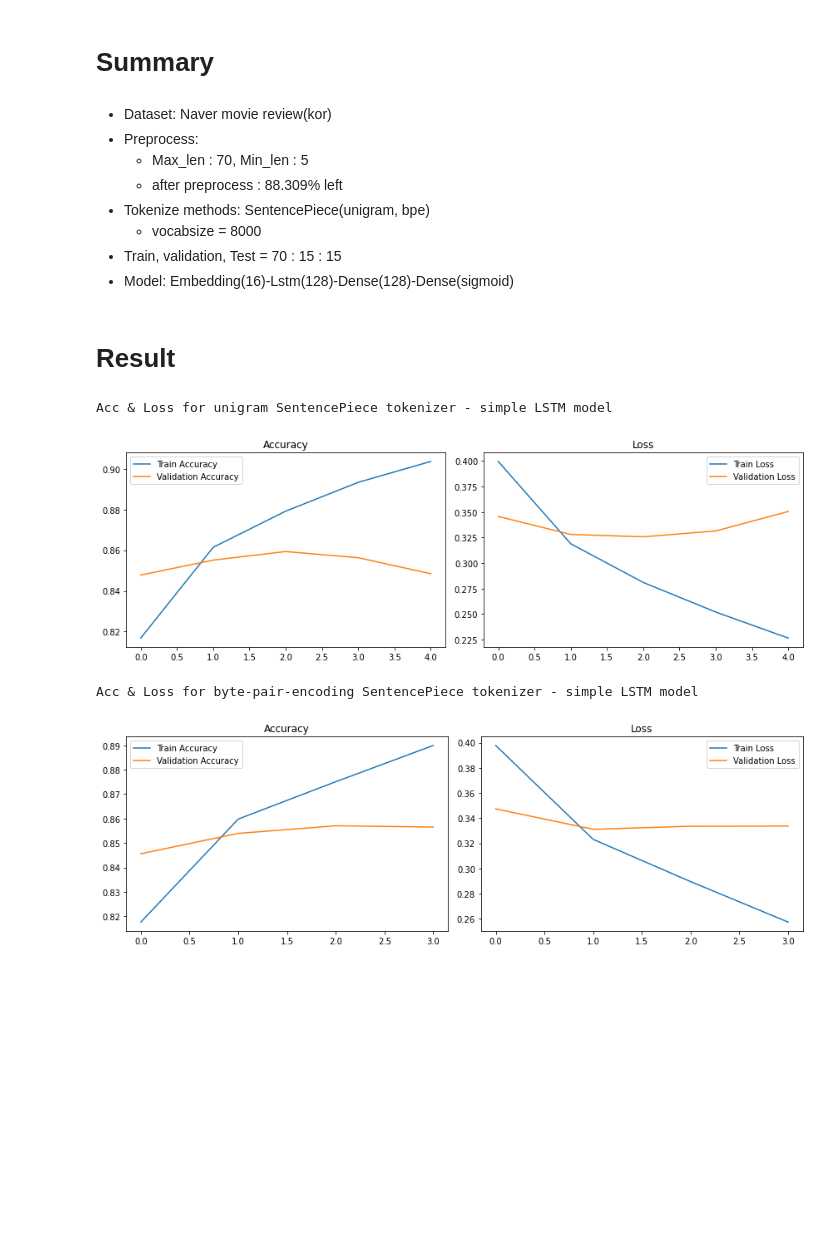
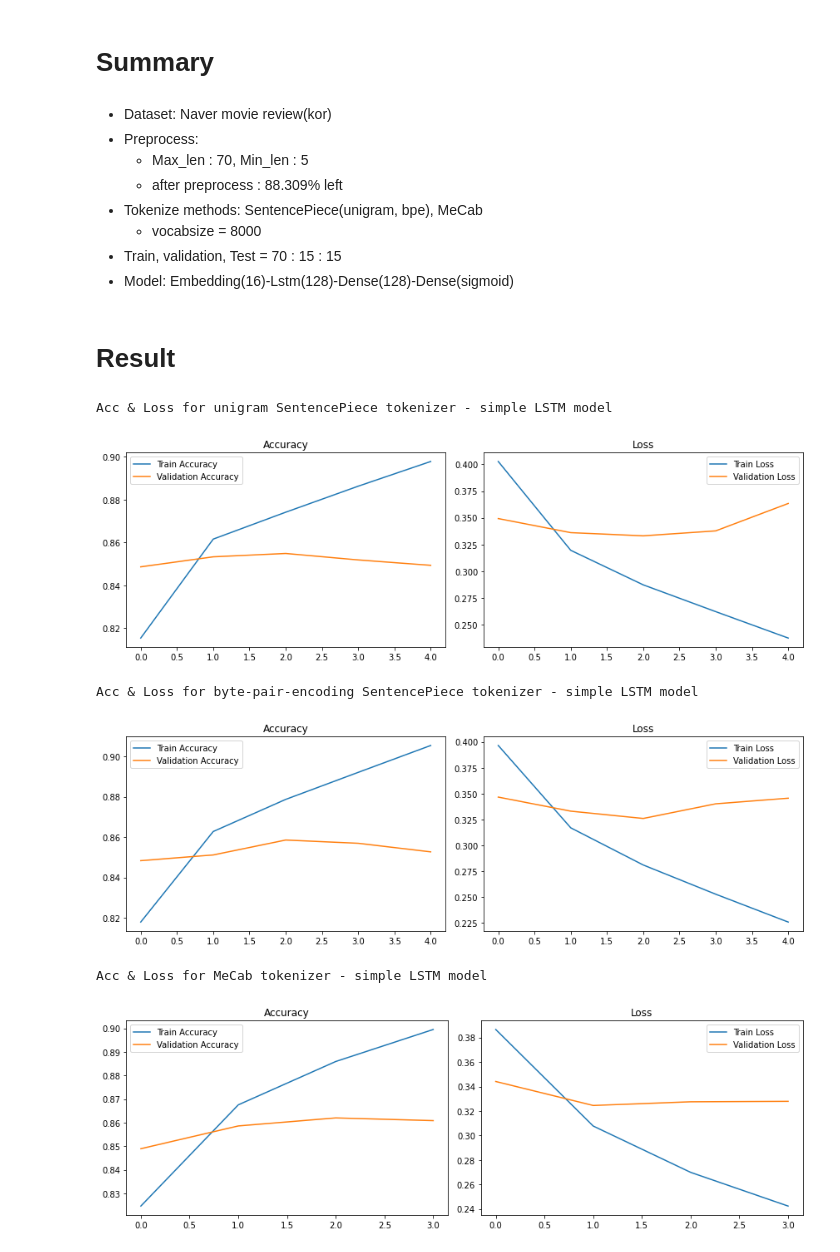
Before and after one commit to HwngInJn/aiffel_online_quest, a Jupyter notebook: GD_1/SentencePiece.ipynb, the cells around one changed output. Drawn from its saved outputs; the diff is of its cells as text; code cells hidden in the pictures; blank space fills up the shorter version.

```diff
--- a/GD_1/SentencePiece.ipynb
+++ b/GD_1/SentencePiece.ipynb
@@ -713,0 +758,2 @@ plotter.plot()
+# %%
+x_train, y_train, x_test, y_test, x_val, y_val, word_to_index = data_load()
@@ -713,0 +783,3 @@ plotter.plot()
+# %%
+vocab_size = len(word_to_index)
+word_vector_dim = 16
@@ -713,0 +802,4 @@ plotter.plot()
+# %%
+model_mecab = LSTMModel(vocab_size, word_vector_dim = 16)
+model_mecab.build((None, None))
+model_mecab.summary()
@@ -713,0 +823,22 @@ plotter.plot()
+# %%
+X_train = np.array(X_train)
+y_train = np.array(y_train)
+X_test = np.array(X_test)
+y_test = np.array(y_test)
+X_val = np.array(X_val)
+y_val = np.array(y_val)
+
+model_mecab.compile(optimizer='adam',
+              loss='binary_crossentropy',
+              metrics=['accuracy'])
+
+epochs=20
+batch_size=64
+
+history_mecab = model_mecab.fit(X_train,
+                    y_train,
+                    epochs=epochs,
+                    batch_size=batch_size,
+                    validation_data=(X_val,y_val),
+                    callbacks=es,
+                    verbose=1)
@@ -718,7 +870,7 @@ plotter.plot()
 - Preprocess:
     - Max_len : 70, Min_len : 5
     - after preprocess : 88.309% left
-- Tokenize methods: SentencePiece(unigram, bpe)
+- Tokenize methods: SentencePiece(unigram, bpe), MeCab
     - vocabsize = 8000
 - Train, validation, Test = 70 : 15 : 15
 - Model: Embedding(16)-Lstm(128)-Dense(128)-Dense(sigmoid)
@@ -727,14 +879,20 @@ plotter.plot()
 # %%
 print('Acc & Loss for unigram SentencePiece tokenizer - simple LSTM model')
 plotter = HistoryPlotter(history_spm)
 plotter.plot()
 
 print('Acc & Loss for byte-pair-encoding SentencePiece tokenizer - simple LSTM model')
 plotter = HistoryPlotter(history_spm_bpe)
 plotter.plot()
+
+print('Acc & Loss for MeCab tokenizer - simple LSTM model')
+plotter = HistoryPlotter(history_mecab)
+plotter.plot()
 # %% [output]
 Acc & Loss for unigram SentencePiece tokenizer - simple LSTM model
-[figure, old version]
+[figure, new version]
 Acc & Loss for byte-pair-encoding SentencePiece tokenizer - simple LSTM model
-[figure, old version]
+[figure, new version]
+Acc & Loss for MeCab tokenizer - simple LSTM model
+[figure, added]
 # %% [markdown]
```
Also changed, not shown: parts of 20 cells of this notebook.
